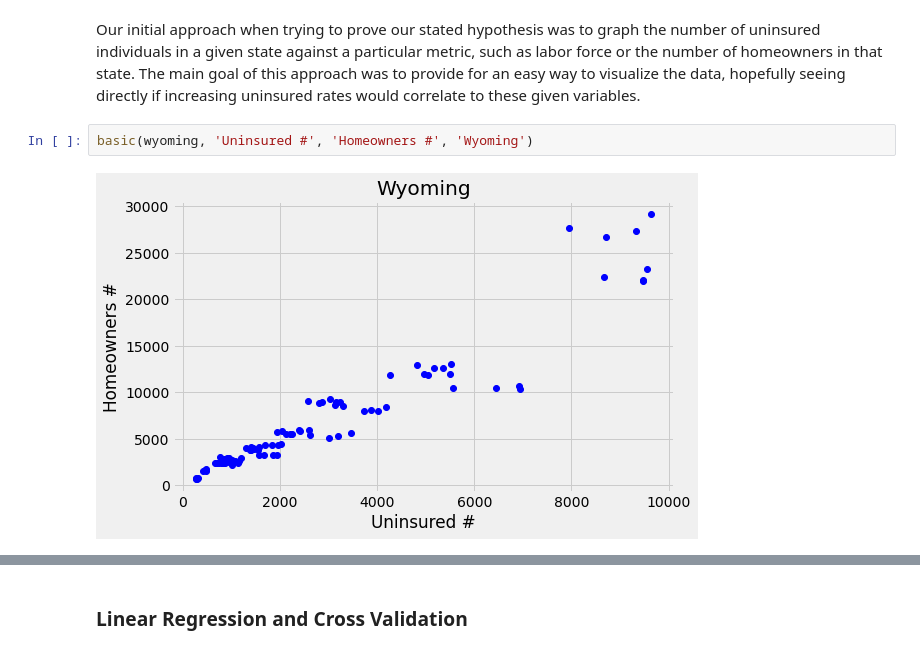
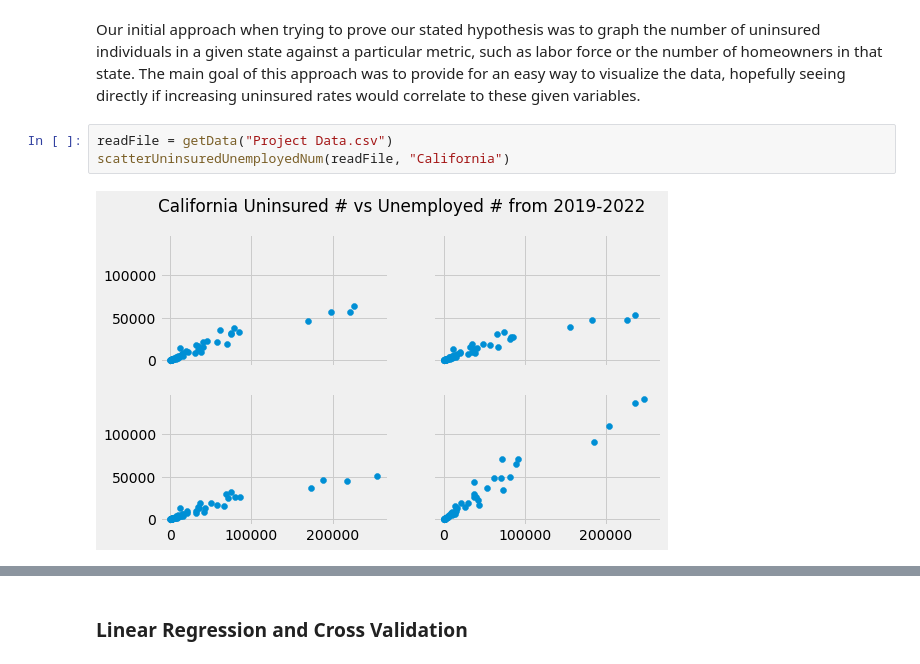
Before and after one commit to StevenWerden/APCV-361-FA22-Final, a Jupyter notebook: Final_Diguardi_Werden_Siml.ipynb, the cells around one changed output, grey strips where cells are left out. Drawn from its saved outputs; the diff is of its cells as text.

Commit message:
Added to 'Research'
I just added the graphs and things missing from the old notebook. Writings will come soon.

```diff
--- a/Final_Diguardi_Werden_Siml.ipynb
+++ b/Final_Diguardi_Werden_Siml.ipynb
@@ -32,6 +32,7 @@ In summary, California will be used as the training dataset for our hypothesis.
 # %% [markdown]
 Our initial approach when trying to prove our stated hypothesis was to graph the number of uninsured individuals in a given state against a particular metric, such as labor force or the number of homeowners in that state. The main goal of this approach was to provide for an easy way to visualize the data, hopefully seeing directly if increasing uninsured rates would correlate to these given variables.
 # %%
-basic(wyoming, 'Uninsured #', 'Homeowners #', 'Wyoming')
+readFile = getData("Project Data.csv")
+scatterUninsuredUnemployedNum(readFile, "California")
 # %% [output]
-[figure, old version]
+[figure, new version]
```
Also changed, not shown: parts of 4 cells of this notebook, 1 other file.
